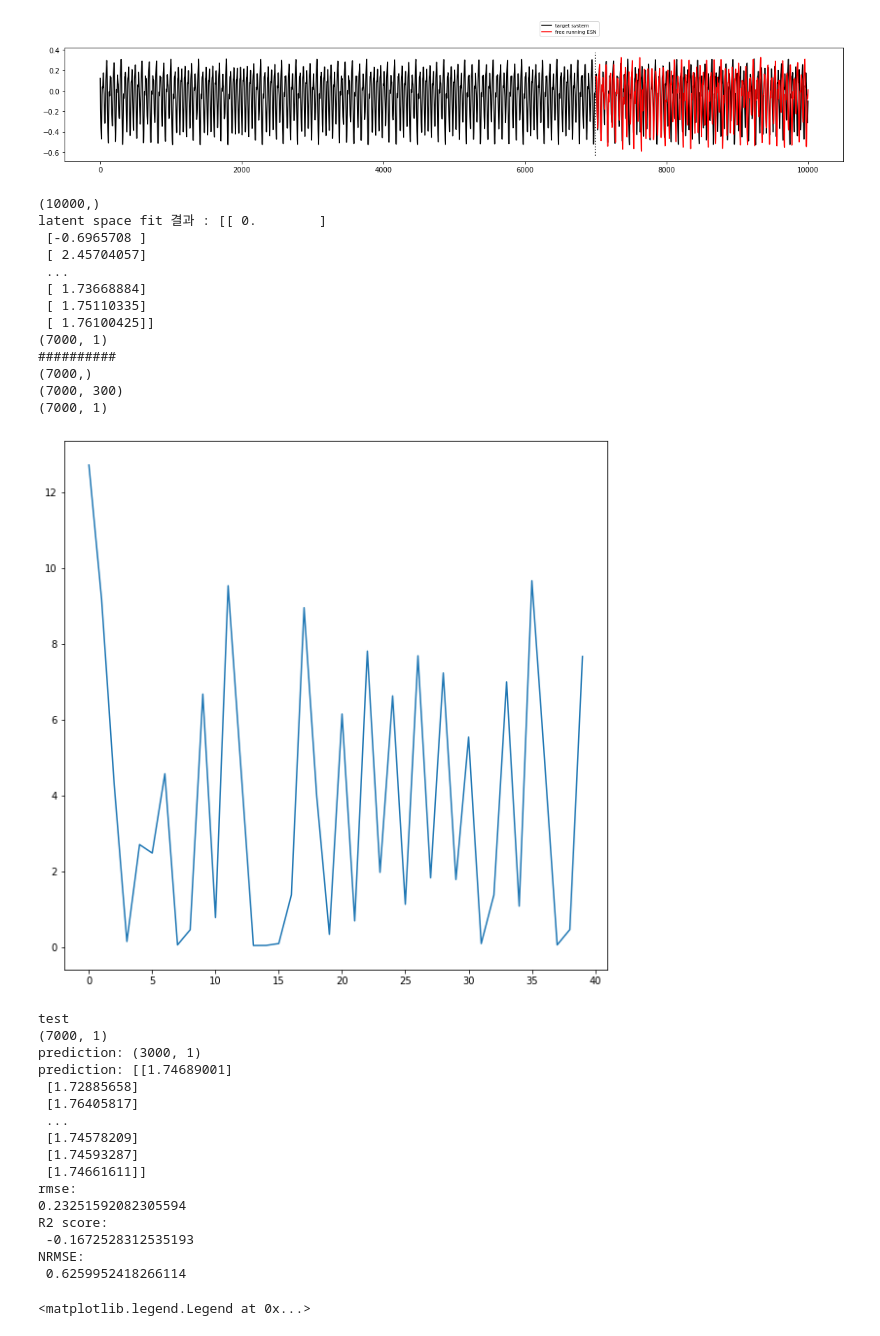
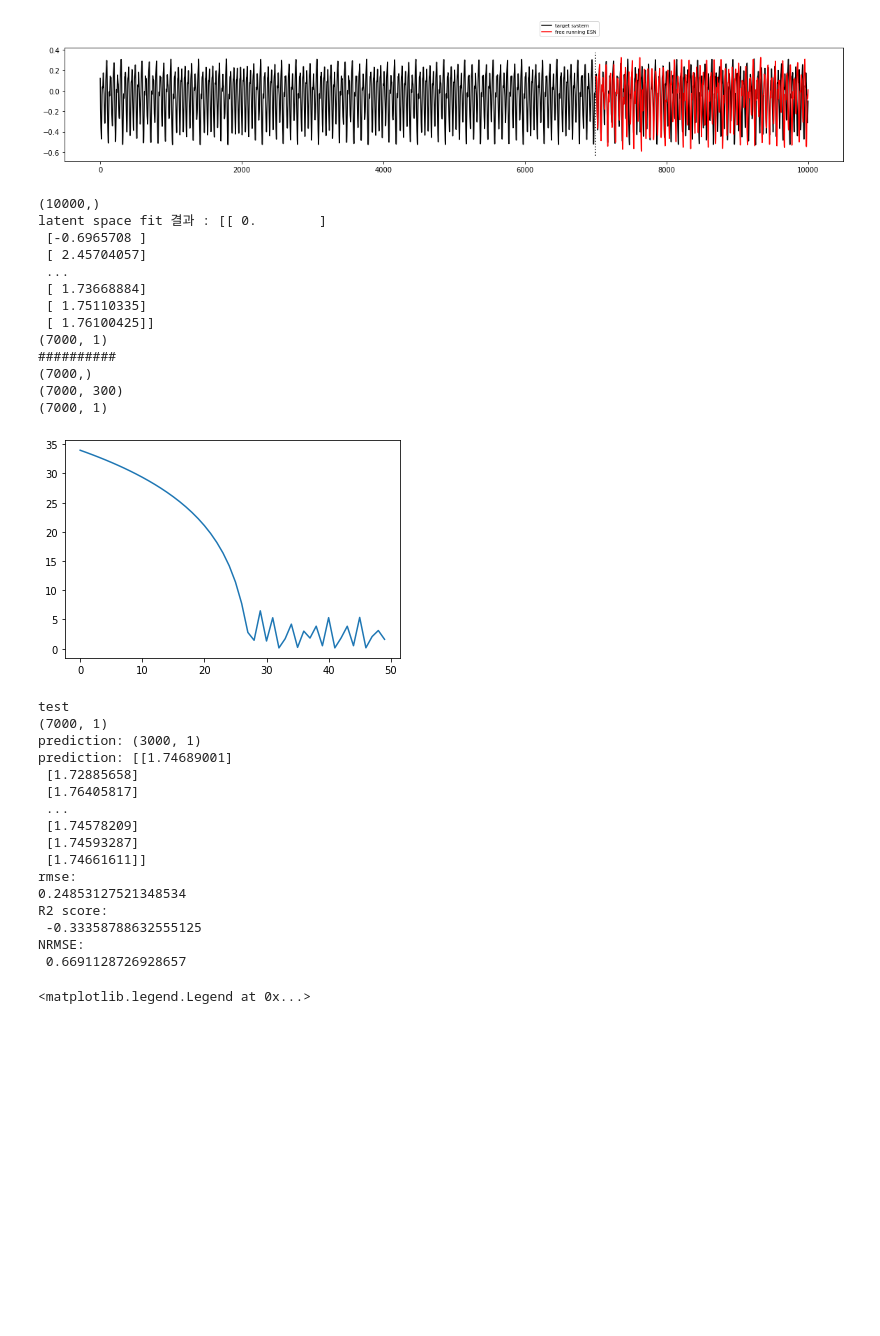
Before and after one commit to hyunku/Reservoir-Computing, a Jupyter notebook: UpdatingESN.ipynb, the cells around one changed output. Saved outputs shown, nothing was run; the diff lists cells and outputs as text; code cells hidden in the pictures; blank space fills up the shorter version.

```diff
--- a/UpdatingESN.ipynb
+++ b/UpdatingESN.ipynb
@@ -832,8 +897,8 @@ print(target_data.shape)
 # Fully-connected를 이용한 backpropagation으로 W_lat 학습
 input_size = input_data.shape[1]
 output_size = 1 # latent node
-learning_rate = 0.1
-epochs = 40
+learning_rate = 0.09
+epochs = 50
 weights_lat = define_weights(input_size, output_size)
 losses = train(input_data, target_data, weights_lat, learning_rate, epochs)
 plt.plot(list(range(len(losses))), losses)
@@ -868,34 +933,34 @@ prediction = target_esn.predict(prediction_lat)
 rmse = np.sqrt(np.mean((prediction.flatten() - data[trainlen:trainlen+future])**2))
 nrmse_mean = rmse / np.mean(data[trainlen:trainlen+future])
 nrmse_minmax = rmse / (np.max(data[trainlen:trainlen+future]) - np.min(data[trainlen:trainlen+future]))
 nrmse_std = rmse / np.std(data[trainlen:trainlen+future])
 nrmse_iqr = rmse / (np.percentile(data[trainlen:trainlen+future], 75) - np.percentile(data[trainlen:trainlen+future], 25))
 print("rmse: \n"+str(np.sqrt(np.mean((prediction.flatten() - data[trainlen:trainlen+future])**2))))
 R2 = r2_score(data[trainlen:trainlen+future], prediction.flatten())
 print(f"R2 score: \n {R2}")
 print(f"NRMSE: \n {nrmse_iqr}")
 
 plt.figure(figsize=(20,3))
 plt.plot(range(0,trainlen+future),data[0:trainlen+future],'k',label="target system")
 plt.plot(range(trainlen,trainlen+future),prediction,'r', label="free running ESN")
 lo,hi = plt.ylim()
 plt.plot([trainlen,trainlen],[lo+np.spacing(1),hi-np.spacing(1)],'k:')
 plt.legend(loc=(0.61,1.1),fontsize='x-small')
 # %% [output]
 (10000,)
 latent space fit 결과 : [[ 0.        ]
  [-0.6965708 ]
  [ 2.45704057]
  ...
  [ 1.73668884]
  [ 1.75110335]
  [ 1.76100425]]
 (7000, 1)
 ##########
 (7000,)
 (7000, 300)
 (7000, 1)
-[figure, old version]
+[figure, new version]
 test
 (7000, 1)
 prediction: (3000, 1)
@@ -907,9 +972,9 @@ prediction: [[1.74689001]
  [1.74593287]
  [1.74661611]]
 rmse:
-0.23251592082305594
+0.24853127521348534
 R2 score:
- -0.1672528312535193
+ -0.33358788632555125
 NRMSE:
- 0.6259952418266114
+ 0.6691128726928657
 <matplotlib.legend.Legend at 0x...>
```
Also changed, not shown: parts of 15 cells of this notebook.
